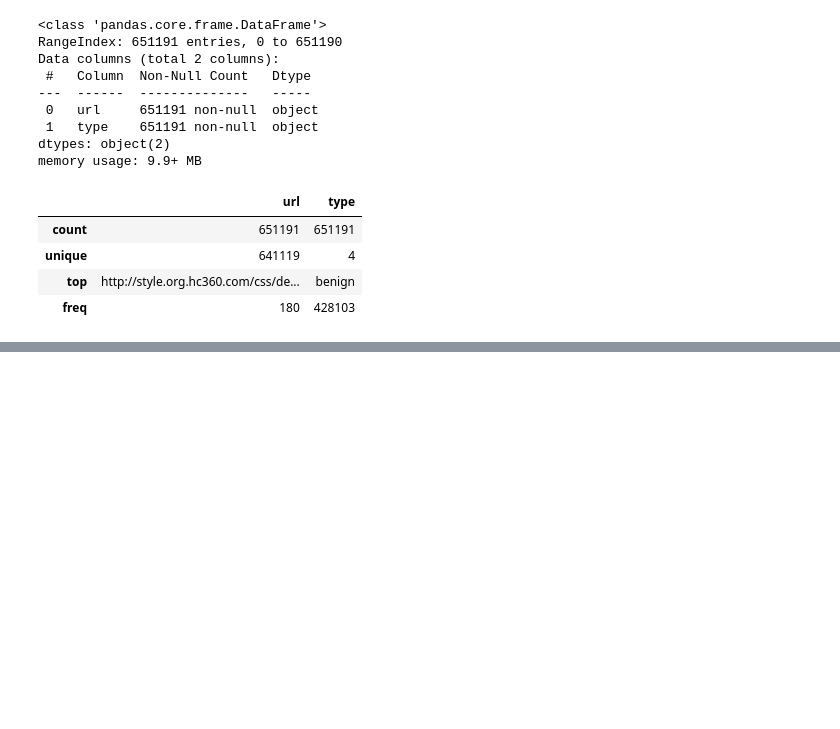
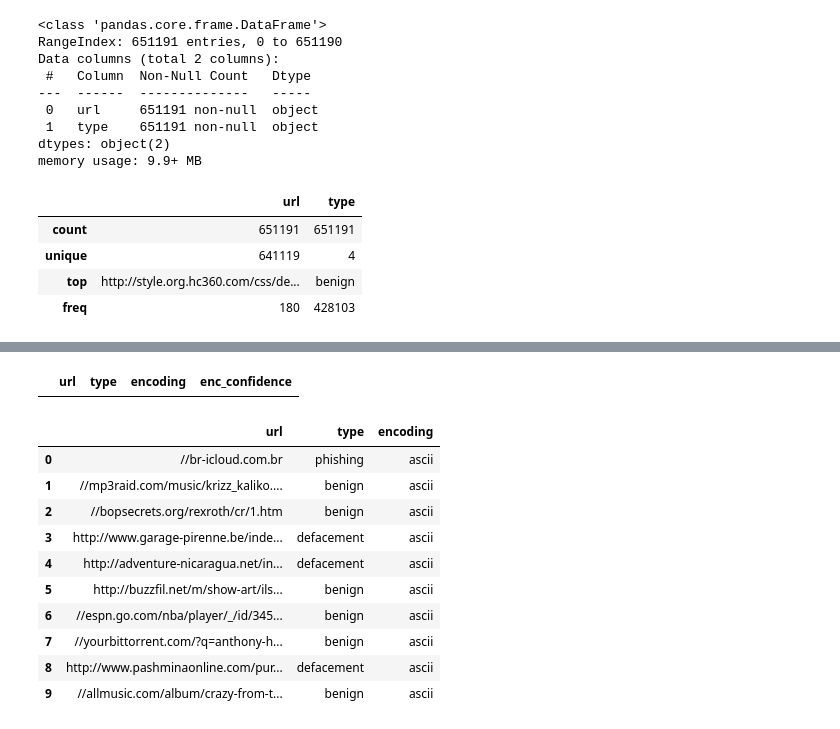
Before and after one commit to Metalcape/url-classifier, a Jupyter notebook: url-classifier.ipynb, the cells around one changed output, grey strips where cells are left out. Drawn from its saved outputs; the diff is of its cells as text; code cells hidden in the pictures; blank space fills up the shorter version.

Commit message:
Data cleaning complete

```diff
--- a/url-classifier.ipynb
+++ b/url-classifier.ipynb
@@ -33,0 +102,8 @@ df.describe(include='all')
+# %%
+# Attempt to fix some broken encoding ("mojibake")
+from ftfy import fix_encoding
+
+df_fixed = pd.DataFrame()
+df_fixed['url'] = df['url']
+df_fixed['url_fixed'] = df_fixed['url'].apply(fix_encoding)
+df_fixed.query(expr='url != url_fixed')
@@ -33,0 +124,4 @@ df.describe(include='all')
+# %%
+# Commit changes and check for strings that are still broken
+df['url'] = df_fixed['url_fixed']
+df.query('enc_confidence < 0.5')    # Includes all unidentified encodings
@@ -33,0 +146,24 @@ df.describe(include='all')
+# %%
+# It seems there is an interval of rows where these invalid urls are concentrated
+df.loc[573418:573510]
+# %% [output]
+|  | url | type | encoding | enc_confidence |
+# %%
+# Remove urls we can't fix
+df.drop(df.loc[573418:573510].index, inplace=True)
+# %%
+# Remove enc_confidence as it will not be needed for training
+df.drop('enc_confidence', axis=1, inplace=True)
+df.head(10)
+# %% [output]
+|  | url | type | encoding |
+| 0 | //br-icloud.com.br | phishing | ascii |
+| 1 | //mp3raid.com/music/krizz_kaliko.... | benign | ascii |
+| 2 | //bopsecrets.org/rexroth/cr/1.htm | benign | ascii |
+| 3 | http://www.garage-pirenne.be/inde... | defacement | ascii |
+| 4 | http://adventure-nicaragua.net/in... | defacement | ascii |
+| 5 | http://buzzfil.net/m/show-art/ils... | benign | ascii |
+| 6 | //espn.go.com/nba/player/_/id/345... | benign | ascii |
+| 7 | //yourbittorrent.com/?q=anthony-h... | benign | ascii |
+| 8 | http://www.pashminaonline.com/pur... | defacement | ascii |
+| 9 | //allmusic.com/album/crazy-from-t... | benign | ascii |
```
Also changed, not shown: parts of 18 cells of this notebook.
